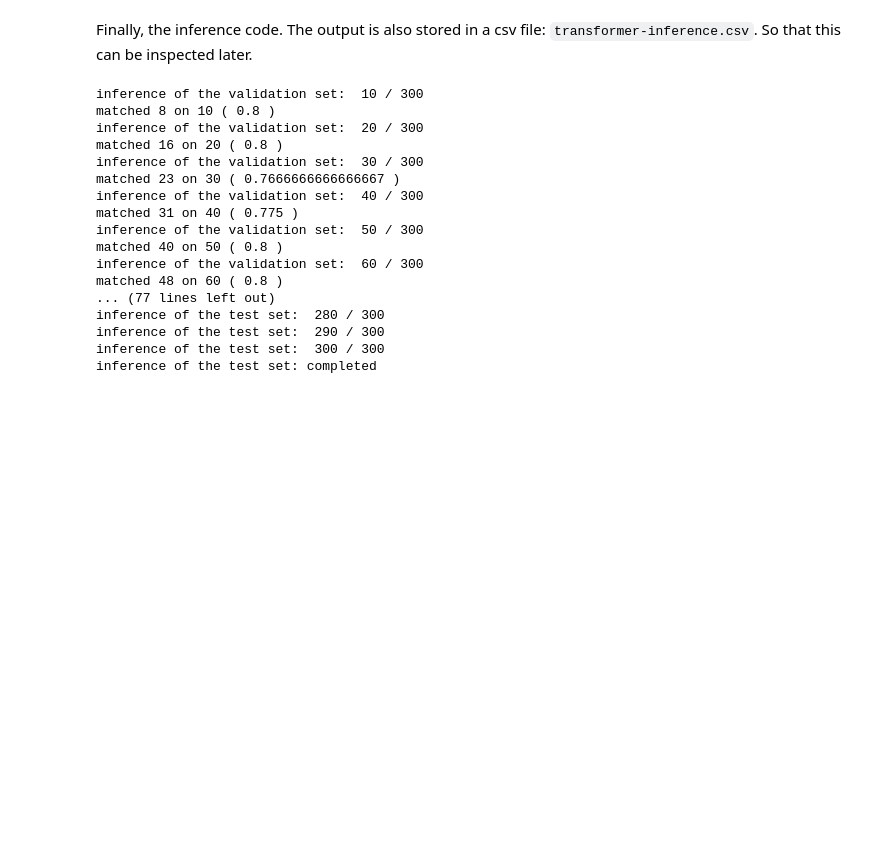
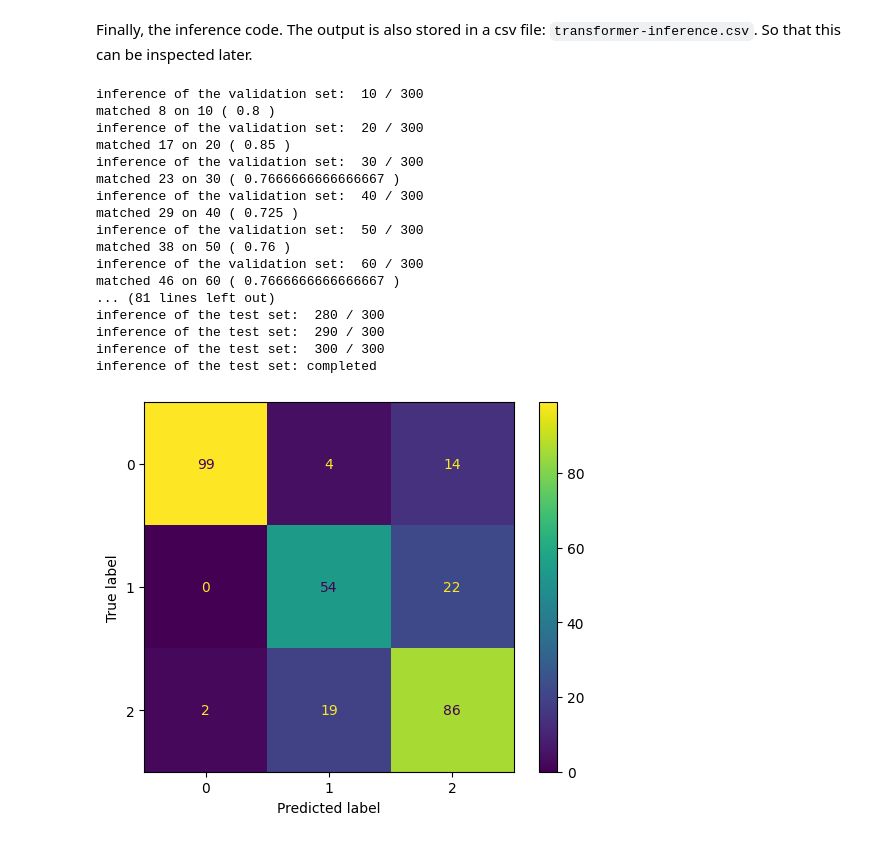
Before and after one commit to fax4ever/nlp-projects, a Jupyter notebook: colabs/NLP_yes_transformer_inference.ipynb, the cells around one changed output. Drawn from its saved outputs; the diff is of its cells as text; code cells hidden in the pictures; blank space fills up the shorter version.

```diff
--- a/colabs/NLP_yes_transformer_inference.ipynb
+++ b/colabs/NLP_yes_transformer_inference.ipynb
@@ -245,46 +246,58 @@ def number_to_label(label):
         return 'cultural exclusive'
     raise ValueError('label not suppoerted: ' + label)
 
-model = InferenceModel("fax4ever/culturalitems-roberta-base-5", "roberta-base")
+model = InferenceModel("fax4ever/culturalitems-roberta-base-1", "roberta-base")
 
 matching = 0
+predictions = []
+labels = []
 for index, item in enumerate(nlp_dataset.validation_set):
     prediction = model.predict(item.description, item.wiki_text)
     predicted_label = number_to_label(prediction)
+    predictions.append(predicted_label)
+    labels.append(item.label)
     match = predicted_label == item.label
     if match:
         matching = matching + 1
     if (index + 1) % 10 == 0:
         print('inference of the validation set: ', index + 1, "/", len(nlp_dataset.validation_set))
         print('matched', matching, 'on', index + 1, '(', matching / (index + 1), ')')
 print('inference of the validation: completed')
 print('matched', matching, 'on', len(nlp_dataset.validation_set), '(', matching / len(nlp_dataset.validation_set), ')')
+
+cm = confusion_matrix(labels, predictions)
+ConfusionMatrixDisplay(cm).plot()
+print('f1', f1_score(labels, predictions, average='macro'))
+print('recall', recall_score(labels, predictions, average='macro'))
+print('precision', precision_score(labels, predictions, average='macro'))
+print('accuracy_score', accuracy_score(labels, predictions))
 
 with open(BASE_PATH + 'Lost_in_Language_Recognition_output_roberta.csv', 'w', newline='') as file:
     writer = csv.writer(file)
     field = ['item', 'name', 'label']
     writer.writerow(field)
     for index, item in enumerate(nlp_dataset.test_set):
         prediction = model.predict(item.description, item.wiki_text)
         writer.writerow(["http://www.wikidata.org/entity/" + item.entity_id, item.name, number_to_label(prediction)])
         if (index + 1) % 10 == 0:
             print('inference of the test set: ', index + 1, "/", len(nlp_dataset.test_set))
     print('inference of the test set: completed')
 # %% [output]
 inference of the validation set:  10 / 300
 matched 8 on 10 ( 0.8 )
 inference of the validation set:  20 / 300
-matched 16 on 20 ( 0.8 )
+matched 17 on 20 ( 0.85 )
 inference of the validation set:  30 / 300
 matched 23 on 30 ( 0.7666666666666667 )
 inference of the validation set:  40 / 300
-matched 31 on 40 ( 0.775 )
+matched 29 on 40 ( 0.725 )
 inference of the validation set:  50 / 300
-matched 40 on 50 ( 0.8 )
+matched 38 on 50 ( 0.76 )
 inference of the validation set:  60 / 300
-matched 48 on 60 ( 0.8 )
-... (77 lines left out)
+matched 46 on 60 ( 0.7666666666666667 )
+... (81 lines left out)
 inference of the test set:  280 / 300
 inference of the test set:  290 / 300
 inference of the test set:  300 / 300
 inference of the test set: completed
+[figure, added]
```
Also changed, not shown: parts of 1 cell of this notebook, 2 other files.
